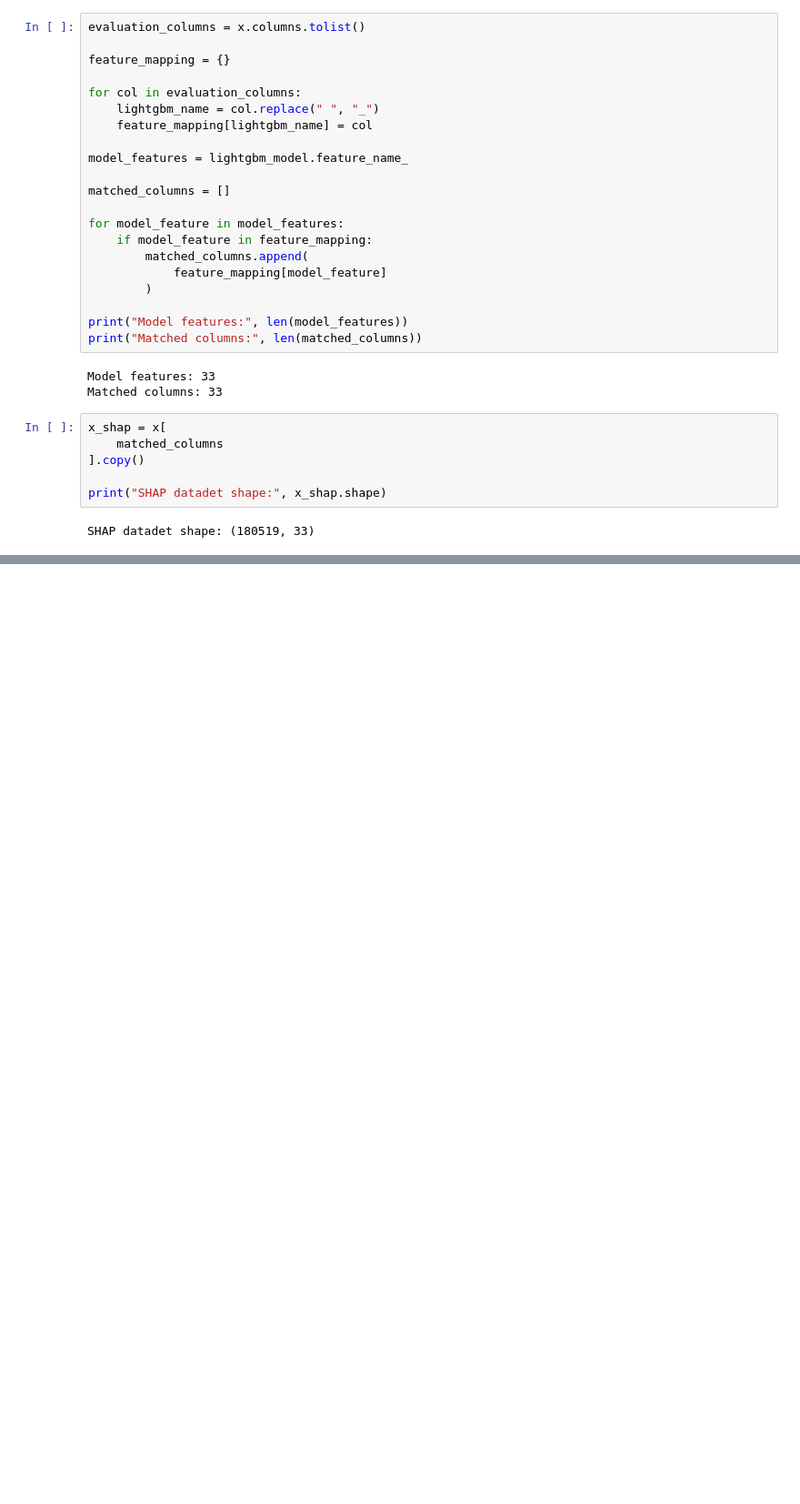
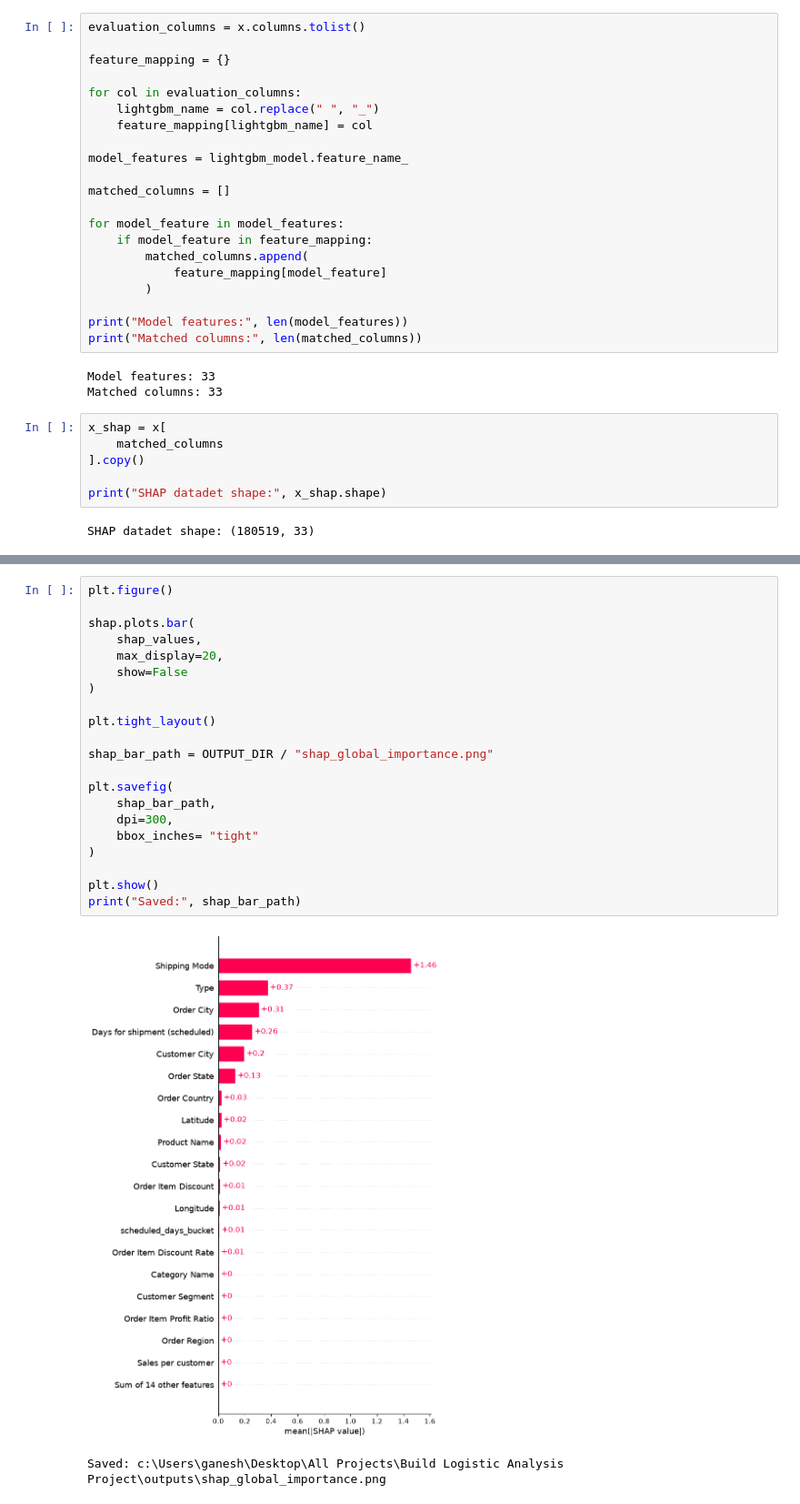
Before and after one commit to shivani1707s/APL-Logistics-Analysis, a Jupyter notebook: notebooks/shap_analysis.ipynb, the cells around one changed output, grey strips where cells are left out. Shown at 91% size. Cells and saved outputs as stored; diff of their text form; blank space fills up the shorter version.

```diff
--- a/notebooks/shap_analysis.ipynb
+++ b/notebooks/shap_analysis.ipynb
@@ -117,0 +194,24 @@ SHAP sample shape: (5000, 33)
+# %%
+plt.figure()
+
+shap.plots.bar(
+    shap_values,
+    max_display=20,
+    show=False
+)
+
+plt.tight_layout()
+
+shap_bar_path = OUTPUT_DIR / "shap_global_importance.png"
+
+plt.savefig(
+    shap_bar_path,
+    dpi=300,
+    bbox_inches= "tight"
+)
+
+plt.show()
+print("Saved:", shap_bar_path)
+# %% [output]
+[figure, added]
+Saved: c:\Users\ganesh\Desktop\All Projects\Build Logistic Analysis Project\outputs\shap_global_importance.png
```
Also changed, not shown: parts of 14 cells of this notebook.
